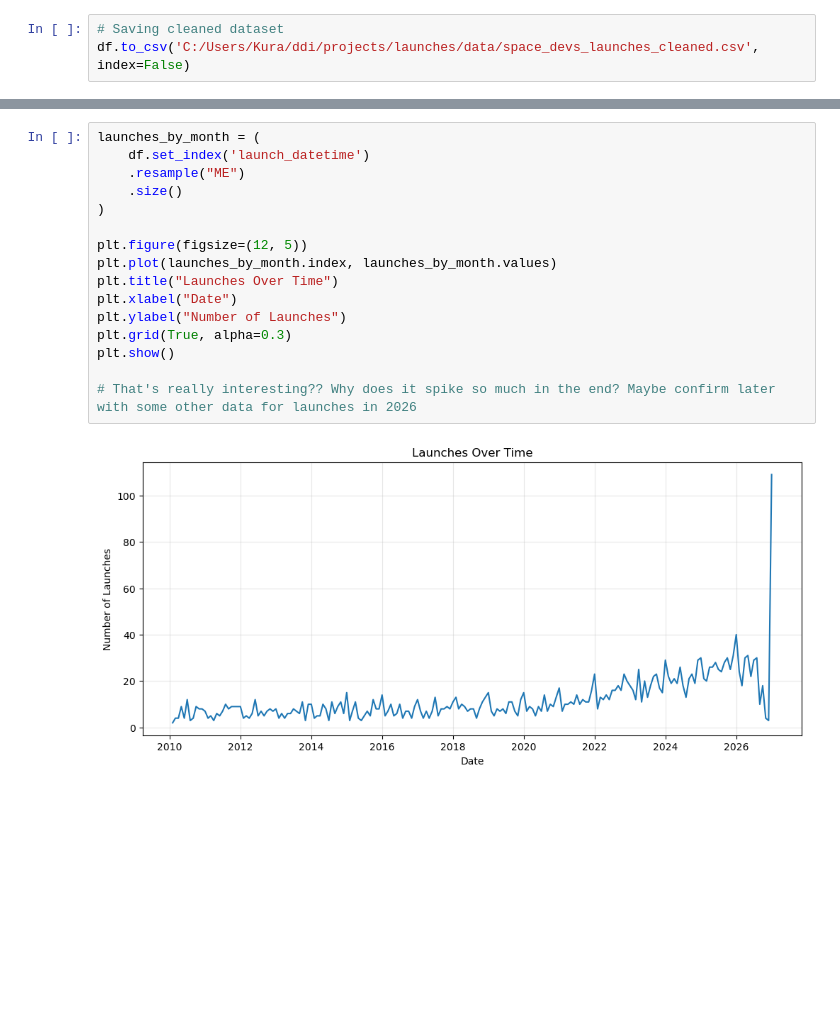
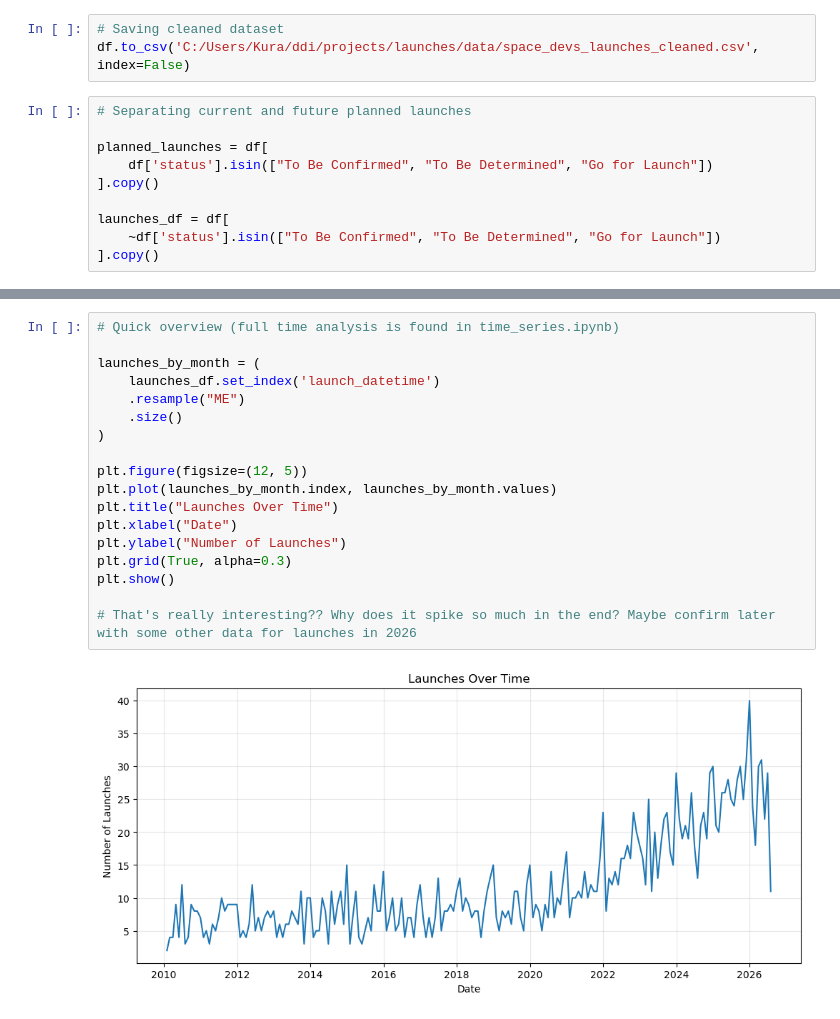
Before and after one commit to kurathemonster/launches, a Jupyter notebook: notebooks/base_analysis.ipynb, the cells around one changed output, grey strips where cells are left out. Saved outputs shown, nothing was run; the diff lists cells and outputs as text; blank space fills up the shorter version.

```diff
--- a/notebooks/base_analysis.ipynb
+++ b/notebooks/base_analysis.ipynb
@@ -94,6 +92,16 @@ df['quarter'] = df['launch_datetime'].dt.quarter
 # %%
 # Saving cleaned dataset
 df.to_csv('C:/Users/Kura/ddi/projects/launches/data/space_devs_launches_cleaned.csv', index=False)
+# %%
+# Separating current and future planned launches
+
+planned_launches = df[
+    df['status'].isin(["To Be Confirmed", "To Be Determined", "Go for Launch"])
+].copy()
+
+launches_df = df[
+    ~df['status'].isin(["To Be Confirmed", "To Be Determined", "Go for Launch"])
+].copy()
 # %%
 # Quick look at the cleaned dataset
 
@@ -177,21 +158,23 @@ plt.show()
 # %%
+# Quick overview (full time analysis is found in time_series.ipynb)
+
 launches_by_month = (
-    df.set_index('launch_datetime')
+    launches_df.set_index('launch_datetime')
     .resample("ME")
     .size()
 )
 
 plt.figure(figsize=(12, 5))
 plt.plot(launches_by_month.index, launches_by_month.values)
 plt.title("Launches Over Time")
 plt.xlabel("Date")
 plt.ylabel("Number of Launches")
 plt.grid(True, alpha=0.3)
 plt.show()
 
 # That's really interesting?? Why does it spike so much in the end? Maybe confirm later with some other data for launches in 2026
 # %% [output]
-[figure, old version]
+[figure, new version]
 # %%
 # Getting launches by country
 
```
Also changed, not shown: parts of 12 cells of this notebook, 1 other file.
